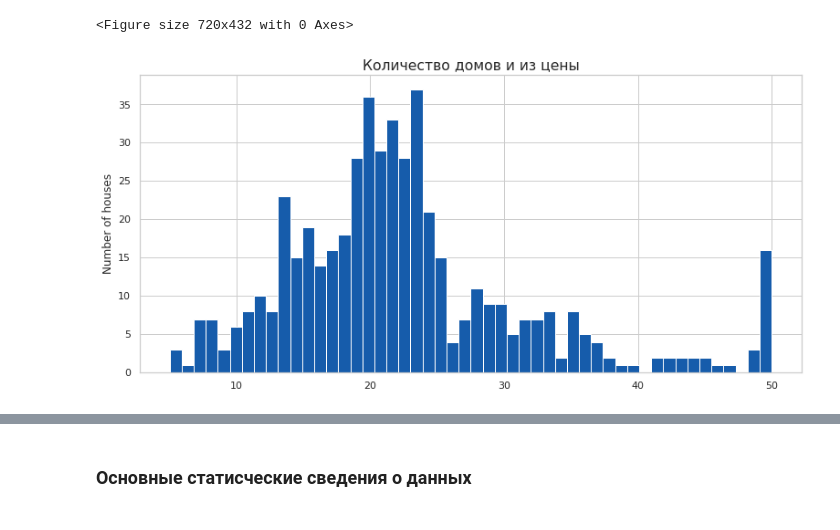
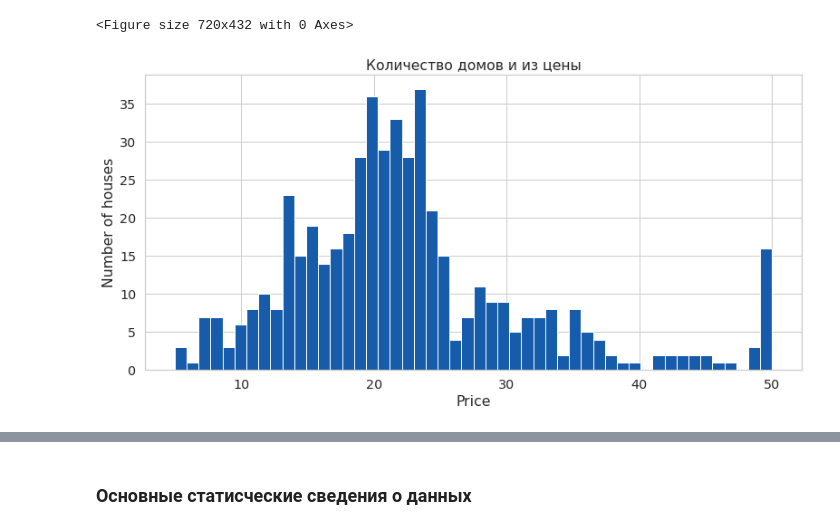
Before and after one commit to SugaryVictor/the-boston-housing, a Jupyter notebook: the-boston-housing-analysis.ipynb, the cells around one changed output, grey strips where cells are left out. Saved outputs shown, nothing was run; the diff lists cells and outputs as text; code cells hidden in the pictures.

```diff
--- a/the-boston-housing-analysis.ipynb
+++ b/the-boston-housing-analysis.ipynb
@@ -185,14 +189,15 @@ plt.figure(figsize=(10, 6))
 # %%
 plt.figure(figsize=(13, 6))
 plt.hist(df['PRICE'], color='#165CAB', bins=50)
 sns.set(font_scale=1.3)
 
 sns.set_style("whitegrid")
 plt.title('Количество домов и из цены')
 plt.ylabel('Number of houses')
+plt.xlabel('Price')
 plt.show()
 # %% [output]
-[figure, old version]
+[figure, new version]
 # %%
 plt.hist(df['RM'], color='#F26100')
 plt.title('Среднеее количество комнат в домах')
```
Also changed, not shown: parts of 29 cells of this notebook.
